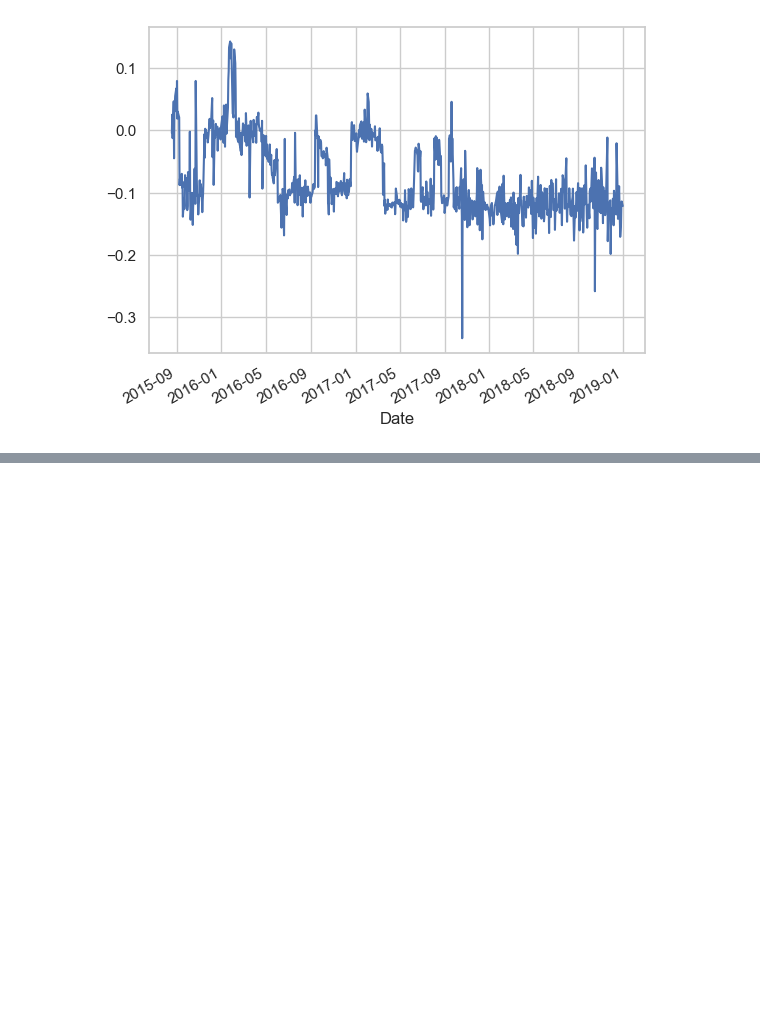
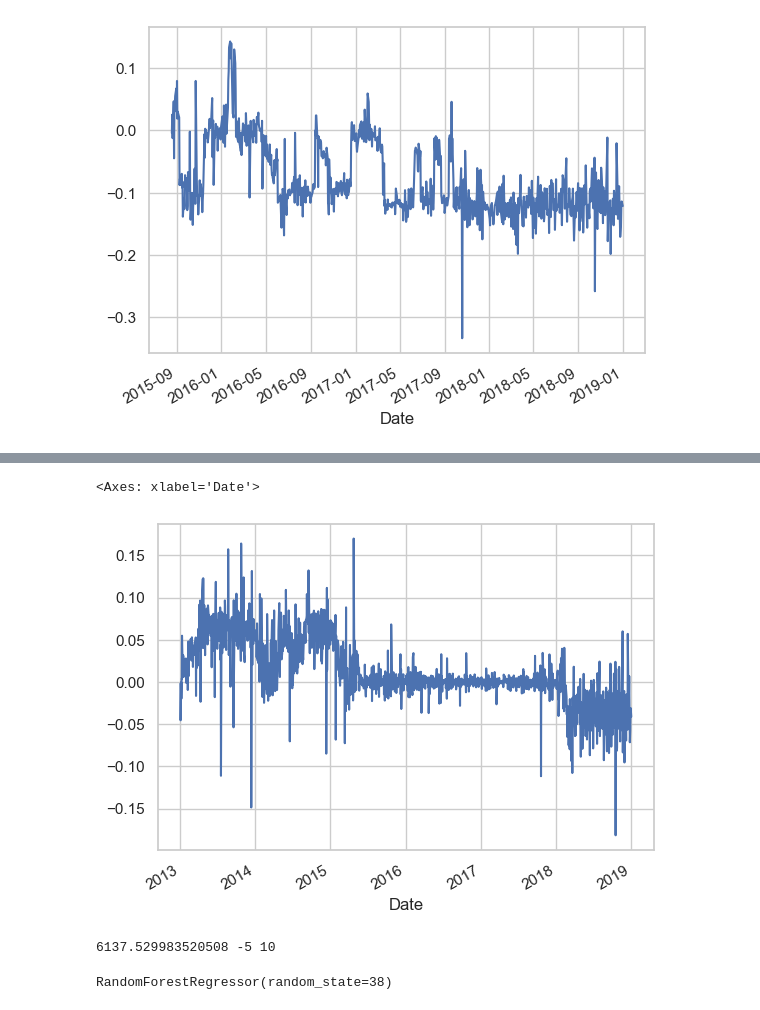
Before and after one commit to Amination-Gogia/Pairs-Trading-Dec-2024, a Jupyter notebook: Week-1/Assignment_attempt_2.ipynb, the cells around one changed output, grey strips where cells are left out. Saved outputs shown, nothing was run; the diff lists cells and outputs as text; code cells hidden in the pictures; blank space fills up the shorter version.

```diff
--- a/Week-1/Assignment_attempt_2.ipynb
+++ b/Week-1/Assignment_attempt_2.ipynb
@@ -477,0 +503,41 @@ ratio_change.plot()
+# %%
+(pred3-ratio_change).plot()
+# (pred2-ratio_change + ratio_change).plot()
+# ratio_change.plot()
+# %% [output]
+<Axes: xlabel='Date'>
+[figure, added]
+# %%
+money = 0
+countS1 = 0
+countS2 = 0
+notional_prof = 0
+money_lis = []
+
+for i in range(1262,1510):
+    ratio_pred = ratio_lag[i] + rf3.predict(np.array((ratio_lag[i],
+                                                           ratios_mavg5[i],
+                                                           ratios_mavg30[i],
+                                                           ratios_mavg60[i],
+                                                           std_30[i],
+                                                           std_60[i])).reshape((1,-1)))
+    if ratio_pred + 0.01*(rmse) < ratio[i] and ratio[i] < ratio_pred + 0.2 * (rmse):
+        countS1 -= 1
+        countS2 += int(ratio[i])
+        money += S1[i] - int(ratio[i]) * S2[i]
+
+    elif ratio_pred - 0.01 * rmse > ratio[i] and ratio[i] > ratio_pred - 0.2 * rmse:
+        countS1 += 1
+        countS2 -= int(ratio[i])
+        money -= S1[i] - int(ratio[i]) * S2[i]
+
+    else:
+        countS1 = 0
+        countS2 = 0
+        money += S1[i] * countS1 + countS2 * S2[i]
+
+    money_lis.append(money)
+
+print(money,countS1,countS2)
+# %% [output]
+6137.529983520508 -5 10
@@ -477,0 +553,4 @@ ratio_change.plot()
+# %%
+rf4.fit(X_train, y_train)
+# %% [output]
+RandomForestRegressor(random_state=38)
```
Also changed, not shown: parts of 22 cells of this notebook.
